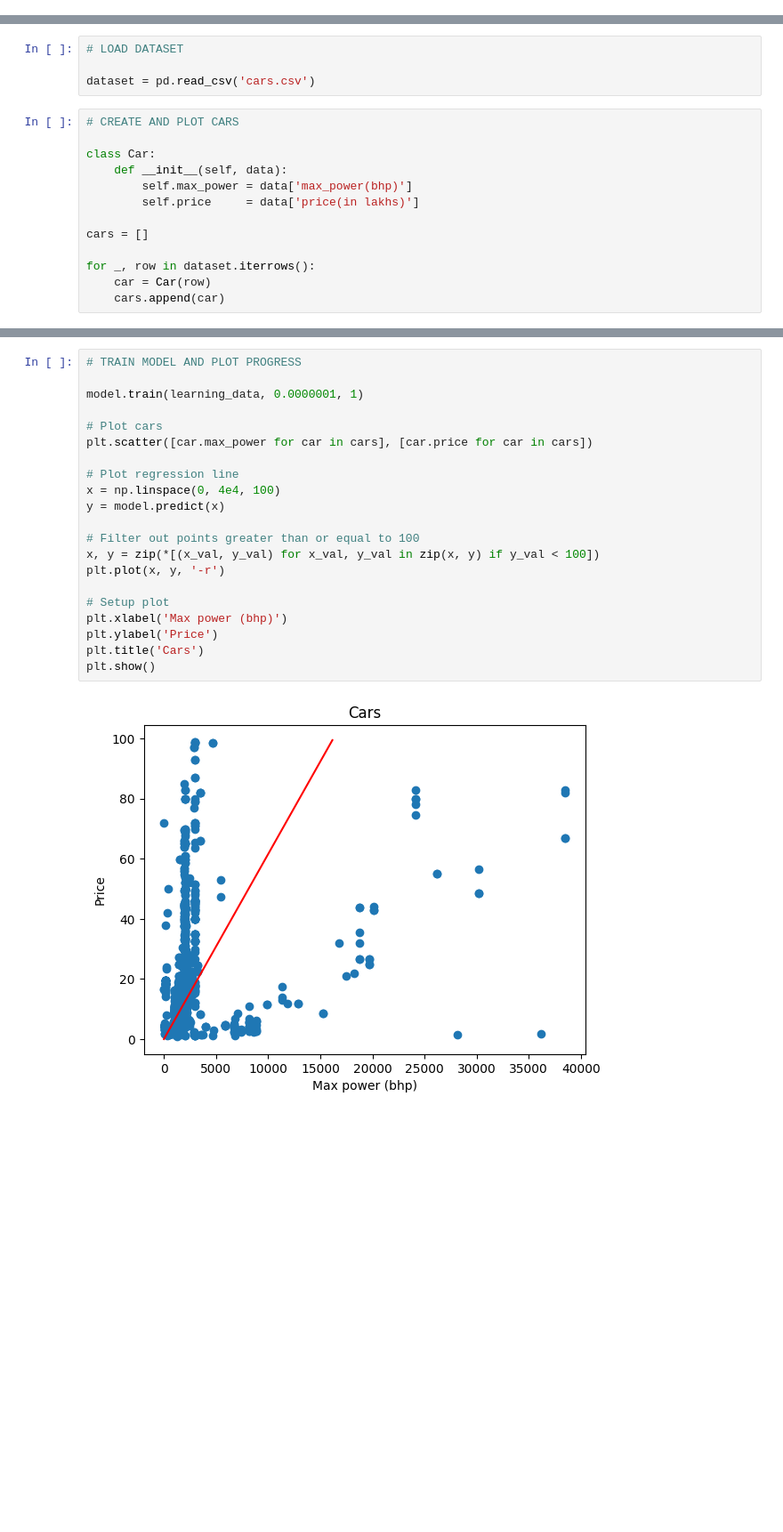
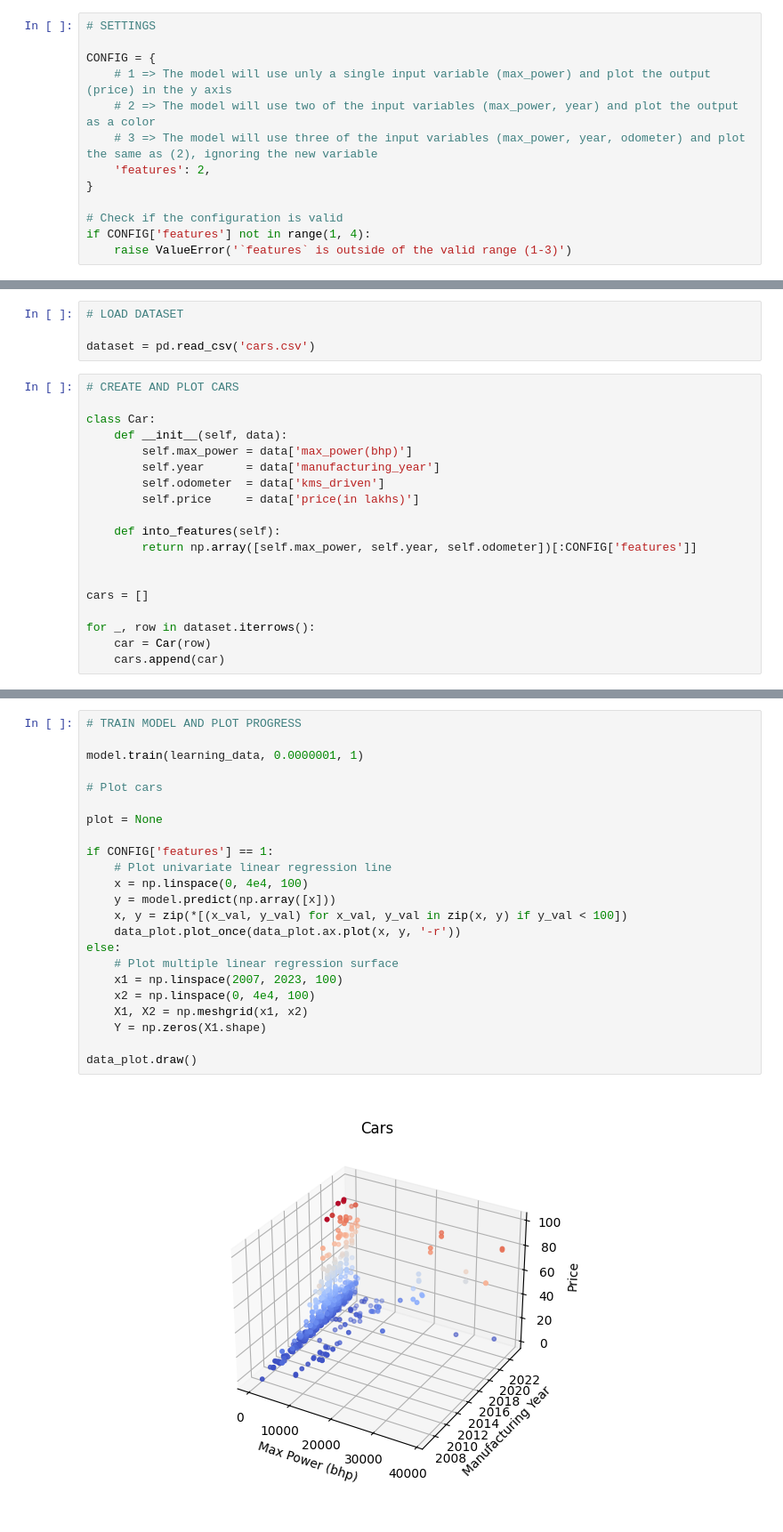
Before and after one commit to felipebarichello/mllng, a Jupyter notebook: cars.ipynb, the cells around one changed output, grey strips where cells are left out. Shown at 89% size. Cells and saved outputs as stored; diff of their text form; blank space fills up the shorter version.

Commit message:
3D Plot

```diff
--- a/cars.ipynb
+++ b/cars.ipynb
@@ -5,2 +6,15 @@ from matplotlib import pyplot as plt
 import numpy as np
 import pandas as pd
+# %%
+# SETTINGS
+
+CONFIG = {
+    # 1 => The model will use unly a single input variable (max_power) and plot the output (price) in the y axis
+    # 2 => The model will use two of the input variables (max_power, year) and plot the output as a color
+    # 3 => The model will use three of the input variables (max_power, year, odometer) and plot the same as (2), ignoring the new variable
+    'features': 2,
+}
+
+# Check if the configuration is valid
+if CONFIG['features'] not in range(1, 4):
+    raise ValueError('`features` is outside of the valid range (1-3)')
@@ -14,7 +32,13 @@ dataset = pd.read_csv('cars.csv')
 class Car:
     def __init__(self, data):
         self.max_power = data['max_power(bhp)']
+        self.year      = data['manufacturing_year']
+        self.odometer  = data['kms_driven']
         self.price     = data['price(in lakhs)']
+
+    def into_features(self):
+        return np.array([self.max_power, self.year, self.odometer])[:CONFIG['features']]
+
 
 cars = []
 
@@ -75,23 +151,25 @@ learning_data = [(car.max_power, car.price) for car in cars]
 # %%
 # TRAIN MODEL AND PLOT PROGRESS
 
 model.train(learning_data, 0.0000001, 1)
 
 # Plot cars
-plt.scatter([car.max_power for car in cars], [car.price for car in cars])
 
-# Plot regression line
-x = np.linspace(0, 4e4, 100)
-y = model.predict(x)
+plot = None
 
-# Filter out points greater than or equal to 100
-x, y = zip(*[(x_val, y_val) for x_val, y_val in zip(x, y) if y_val < 100])
-plt.plot(x, y, '-r')
+if CONFIG['features'] == 1:
+    # Plot univariate linear regression line
+    x = np.linspace(0, 4e4, 100)
+    y = model.predict(np.array([x]))
+    x, y = zip(*[(x_val, y_val) for x_val, y_val in zip(x, y) if y_val < 100])
+    data_plot.plot_once(data_plot.ax.plot(x, y, '-r'))
+else:
+    # Plot multiple linear regression surface
+    x1 = np.linspace(2007, 2023, 100)
+    x2 = np.linspace(0, 4e4, 100)
+    X1, X2 = np.meshgrid(x1, x2)
+    Y = np.zeros(X1.shape)
 
-# Setup plot
-plt.xlabel('Max power (bhp)')
-plt.ylabel('Price')
-plt.title('Cars')
-plt.show()
+data_plot.draw()
 # %% [output]
-[figure, old version]
+[figure, new version]
```
Also changed, not shown: parts of 6 cells of this notebook.
